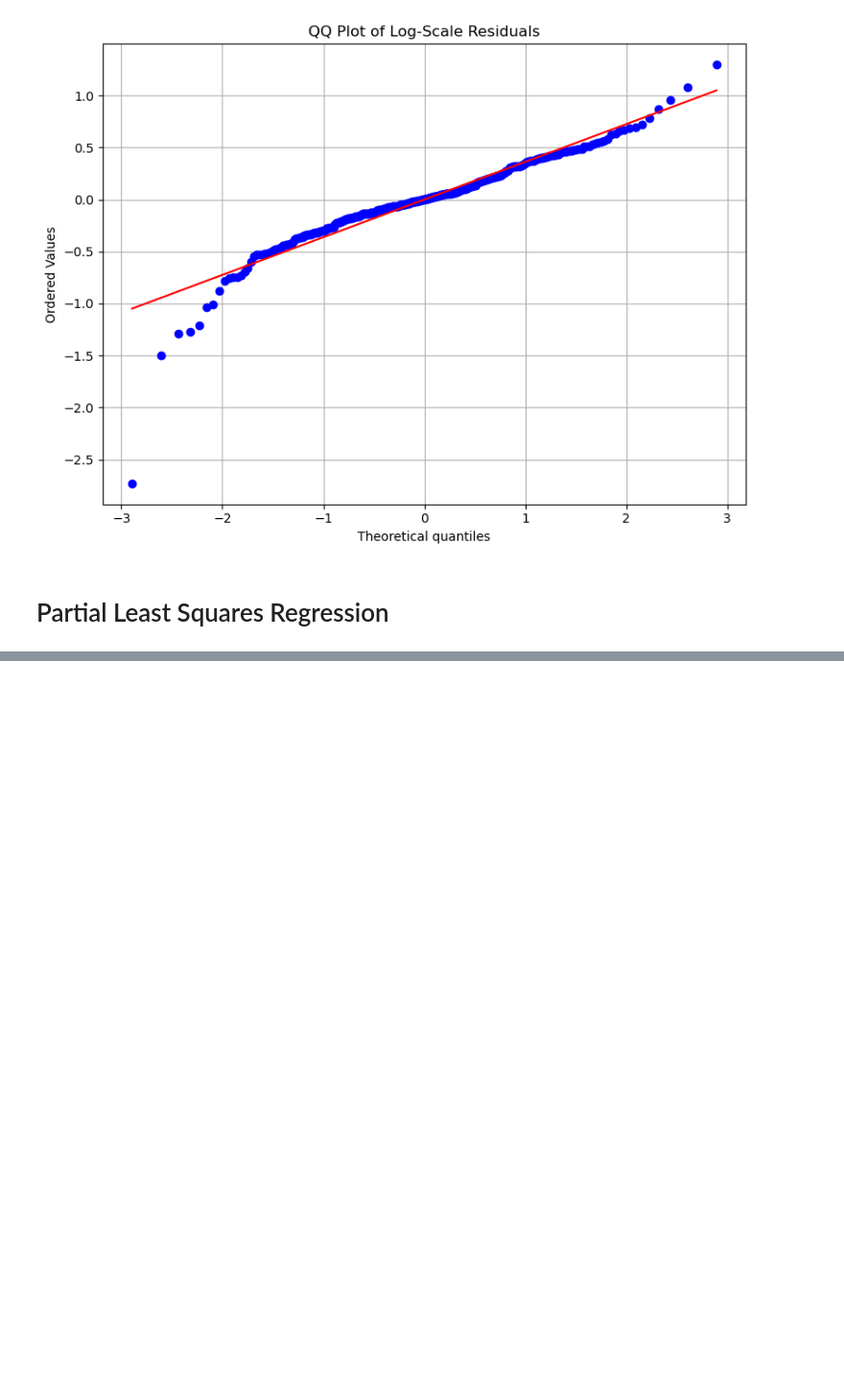
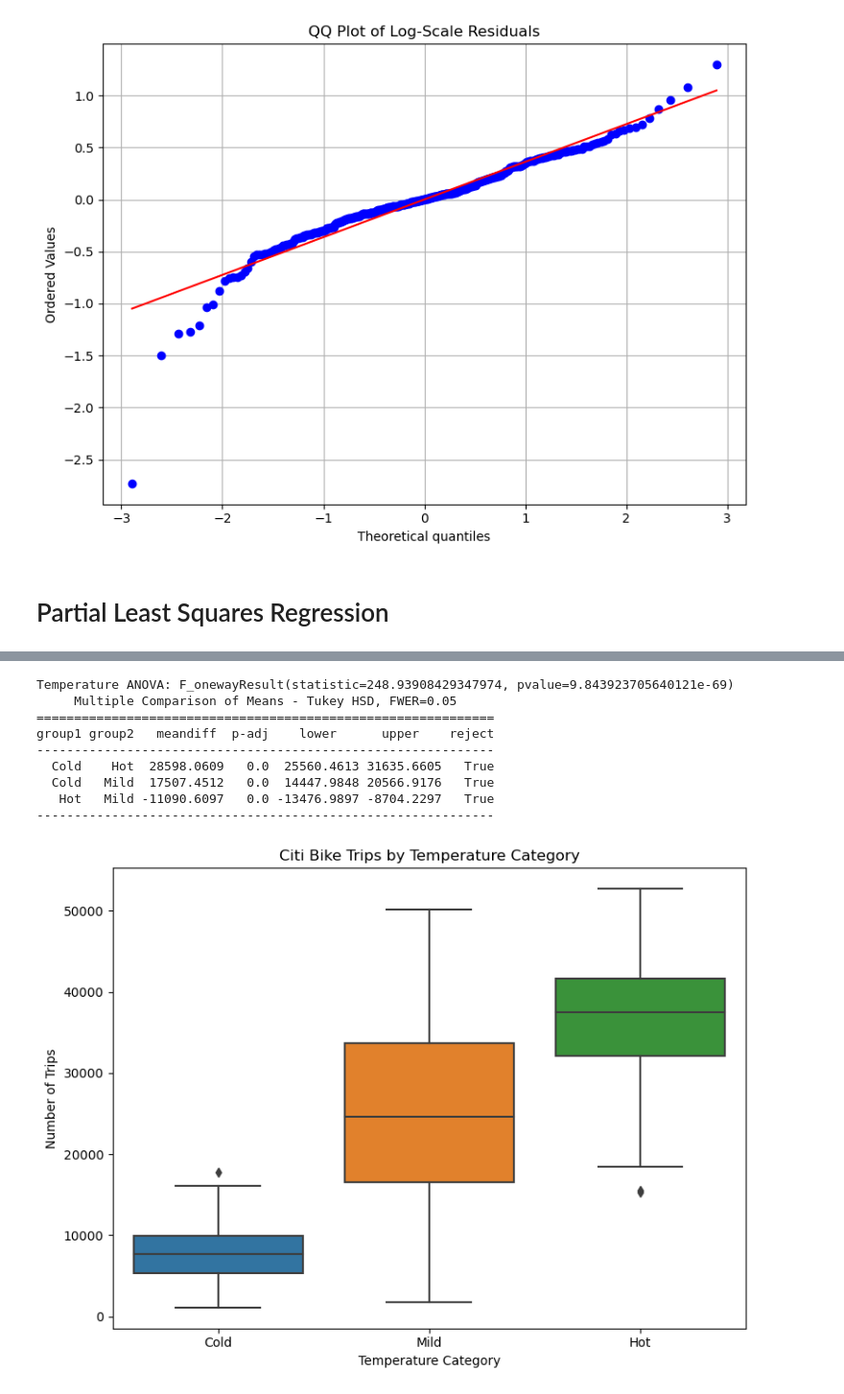
Before and after one commit to gz2390/STATS-5291-FP, a Jupyter notebook: 5291 Project.ipynb, the cells around one changed output, grey strips where cells are left out. Shown at 96% size. Cells and saved outputs as stored; diff of their text form; code cells hidden in the pictures; blank space fills up the shorter version.

```diff
--- a/5291 Project.ipynb
+++ b/5291 Project.ipynb
@@ -383,0 +386,61 @@ plt.show()
+# %%
+import pandas as pd
+import matplotlib.pyplot as plt
+import seaborn as sns
+from scipy.stats import f_oneway
+from statsmodels.stats.multicomp import pairwise_tukeyhsd
+
+# Load data
+weather_df = pd.read_csv("nyc_weather_2013_2023.csv")
+bike_df = pd.read_csv("citibike_day.csv")
+
+# Convert date columns
+weather_df["time"] = pd.to_datetime(weather_df["time"])
+bike_df["date"] = pd.to_datetime(bike_df["date"])
+
+# Merge
+merged_df = pd.merge(bike_df, weather_df, left_on="date", right_on="time")
+
+# Temperature category
+def categorize_temp(temp):
+    if temp < 5:
+        return "Cold"
+    elif 5 <= temp <= 20:
+        return "Mild"
+    else:
+        return "Hot"
+
+merged_df["temp_category"] = merged_df["temperature_2m_max"].apply(categorize_temp)
+
+# ANOVA
+temp_groups = merged_df.groupby("temp_category")["num_trips"].apply(list)
+temp_anova = f_oneway(*temp_groups)
+print("Temperature ANOVA:", temp_anova)
+
+# Tukey HSD for Temperature
+tukey_temp = pairwise_tukeyhsd(
+    endog=merged_df["num_trips"],
+    groups=merged_df["temp_category"],
+    alpha=0.05
+)
+print(tukey_result)
+
+# Boxplot
+plt.figure(figsize=(8, 6))
+sns.boxplot(x="temp_category", y="num_trips", data=merged_df)
+plt.title("Citi Bike Trips by Temperature Category")
+plt.xlabel("Temperature Category")
+plt.ylabel("Number of Trips")
+plt.tight_layout()
+plt.show()
+# %% [output]
+Temperature ANOVA: F_onewayResult(statistic=248.93908429347974, pvalue=9.843923705640121e-69)
+     Multiple Comparison of Means - Tukey HSD, FWER=0.05
+=============================================================
+group1 group2   meandiff  p-adj    lower      upper    reject
+-------------------------------------------------------------
+  Cold    Hot  28598.0609   0.0  25560.4613 31635.6605   True
+  Cold   Mild  17507.4512   0.0  14447.9848 20566.9176   True
+   Hot   Mild -11090.6097   0.0 -13476.9897 -8704.2297   True
+-------------------------------------------------------------
+[figure, added]
```
Also changed, not shown: parts of 10 cells of this notebook.
